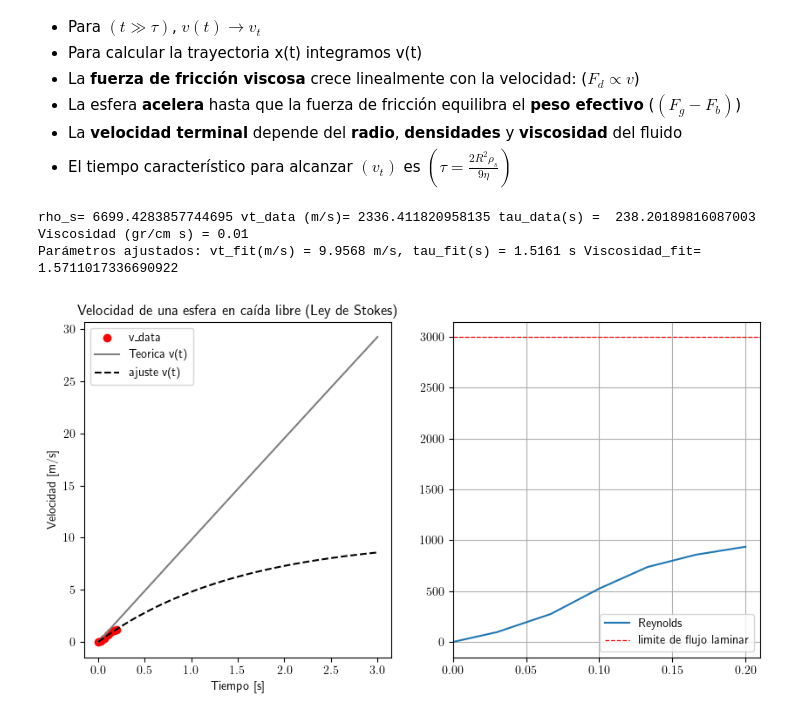
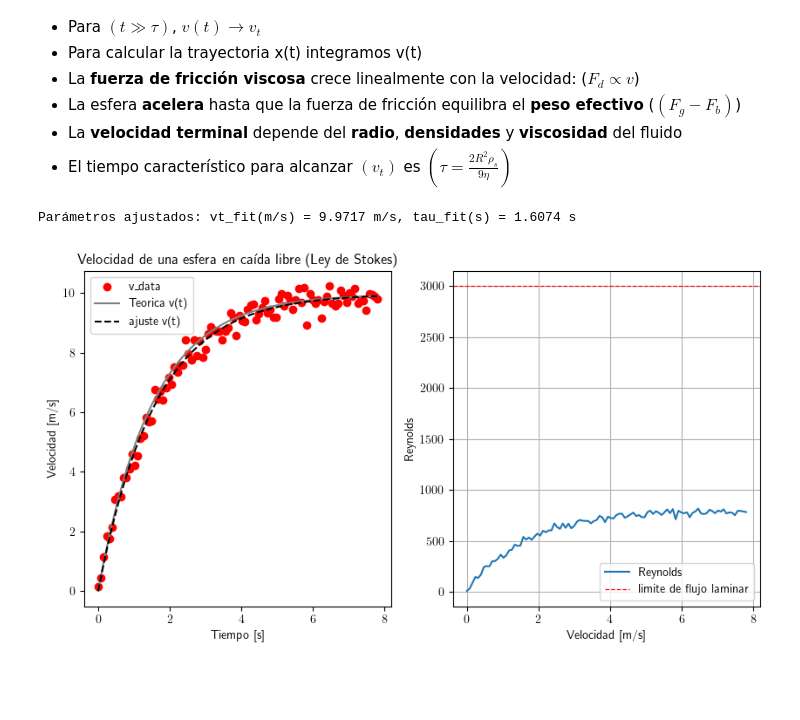
Before and after one commit to edgargovea/Laboratorio-de-Mecanica, a Jupyter notebook: Notebooks/Viscocidad.ipynb, the cells around one changed output. Drawn from its saved outputs; the diff is of its cells as text; code cells hidden in the pictures; blank space fills up the shorter version.

Commit message:
update_data

```diff
--- a/Notebooks/Viscocidad.ipynb
+++ b/Notebooks/Viscocidad.ipynb
@@ -142,61 +148,58 @@ def reynolds_number(rho_f, v, R, eta):
     """
     Re = (rho_f * v * 2 * R) / eta  # usando diámetro 2R
     return Re
+# %%
+# -----------------------------
+# Parámetros conocidos
+# -----------------------------
+# Ejemplo
+R = 0.04  # radio de la esfera (cm)
+rho_s = 44.9/((4/3)*np.pi*R**2) # densidad de la esfera (g/cm^3) (Plomo = 11.35)
+rho_f = 1      # densidad del fluido (1gr/cm^3) (agua = 1) (aceite = 0.88)
+eta = 0.001     # viscosidad dinámica del fluido (Pa.s= Ns/cm^2=(gr*cm/s)/cm*2 = gr/s*cm)
+g = 981        # aceleración gravitacional (cm/s^2)
+
+# Tiempo característico
+#tau = 2 * R**2 * rho_s / (9 * eta)
+
+# Velocidad terminal
+#v_t = 2 * R**2 * g * (rho_s - rho_f) / (9 * eta)
 # %%
-# -----------------------------
-# Parámetros conocidos
-# -----------------------------
-# Ejemplo
-R = 0.04  # radio de la esfera (cm)
-rho_s = 44.9/((4/3)*np.pi*R**2) # densidad de la esfera (g/cm^3) (Plomo = 11.35)
-rho_f = 1      # densidad del fluido (1gr/cm^3) (agua = 1) (aceite = 0.88)
-eta = 0.01     # viscosidad dinámica del fluido (Pa.s= Ns/cm^2=(gr*cm/s)/cm*2 = gr/s*cm)
-g = 981        # aceleración gravitacional (cm/s^2)
-
-# Tiempo característico
-tau = 2 * R**2 * rho_s / (9 * eta)
-
-# Velocidad terminal
-v_t = 2 * R**2 * g * (rho_s - rho_f) / (9 * eta)
-
-# \eta Viscosidad
-print('rho_s=',rho_s, 'vt_data (m/s)=',v_t/100,'tau_data(s) = ', tau, 'Viscosidad (gr/cm s) =',  2 * R**2 * rho_s/(9*tau))
-# -----------------------------
-
 # Definir función v(t)
 # -----------------------------
 def v(t, vt, tau):
     return vt * (1 - np.exp(-t/tau))
 
-popt, pcov = curve_fit(v, t_data, v_data, p0=[v_t, tau])
+popt, pcov = curve_fit(v, t_data, v_data, p0=[9.956, 1.516])
 vt_fit, tau_fit = popt
 
-print(f"Parámetros ajustados: vt_fit(m/s) = {vt_fit/100:.4f} m/s, tau_fit(s) = {tau_fit:.4f} s", 'Viscosidad_fit= ',  2 * R**2 * rho_s/(9*tau_fit))
+print(f"Parámetros ajustados: vt_fit(m/s) = {vt_fit:.4f} m/s, tau_fit(s) = {tau_fit:.4f} s")
 
 # -----------------------------
 # Graficar resultados
 # -----------------------------
 fig, (ax1, ax2) = plt.subplots(1, 2, figsize=(10, 5), sharex=False)
 
-t_fine = np.linspace(0, 3, 500)
+t_fine = np.linspace(0, 7.8, 100)
 
-ax1.scatter(t_data, v_data/100, label='v_data', color='red')
-ax1.plot(t_fine, v(t_fine, v_t, tau)/100, label='Teorica v(t)', color='grey')
-ax1.plot(t_fine, v(t_fine, *popt)/100, label='ajuste v(t)', color='black', linestyle='--')
+ax1.scatter(t_data, v_data, label='v_data', color='red')
+ax1.plot(t_fine, v(t_fine, 9.956, 1.516), label='Teorica v(t)', color='grey')
+ax1.plot(t_fine, v(t_fine, *popt), label='ajuste v(t)', color='black', linestyle='--')
 
 ax1.set_xlabel('Tiempo [s]')
 ax1.set_ylabel('Velocidad [m/s]')
 ax1.set_title('Velocidad de una esfera en caída libre (Ley de Stokes)')
 ax1.legend()
 
 ax2.plot(t_data, reynolds_number(rho_f, v_data, R, eta ), label ='Reynolds')
 ax2.axhline(y=3000, color='red', linestyle='--', linewidth=0.9, label=r'limite de flujo laminar')
-ax2.set_xlim(0,0.21)
+#ax2.set_xlim(0,0.21)
+ax2.set_ylabel('Reynolds')
+ax2.set_xlabel('Velocidad [m/s]')
 ax2.legend()
 
 plt.grid(True)
 plt.show()
 # %% [output]
-rho_s= 6699.4283857744695 vt_data (m/s)= 2336.411820958135 tau_data(s) =  238.20189816087003 Viscosidad (gr/cm s) = 0.01
-Parámetros ajustados: vt_fit(m/s) = 9.9568 m/s, tau_fit(s) = 1.5161 s Viscosidad_fit=  1.5711017336690922
+Parámetros ajustados: vt_fit(m/s) = 9.9717 m/s, tau_fit(s) = 1.6074 s
-[figure, old version]
+[figure, new version]
```
Also changed, not shown: parts of 1 cell of this notebook, 1 other file.
